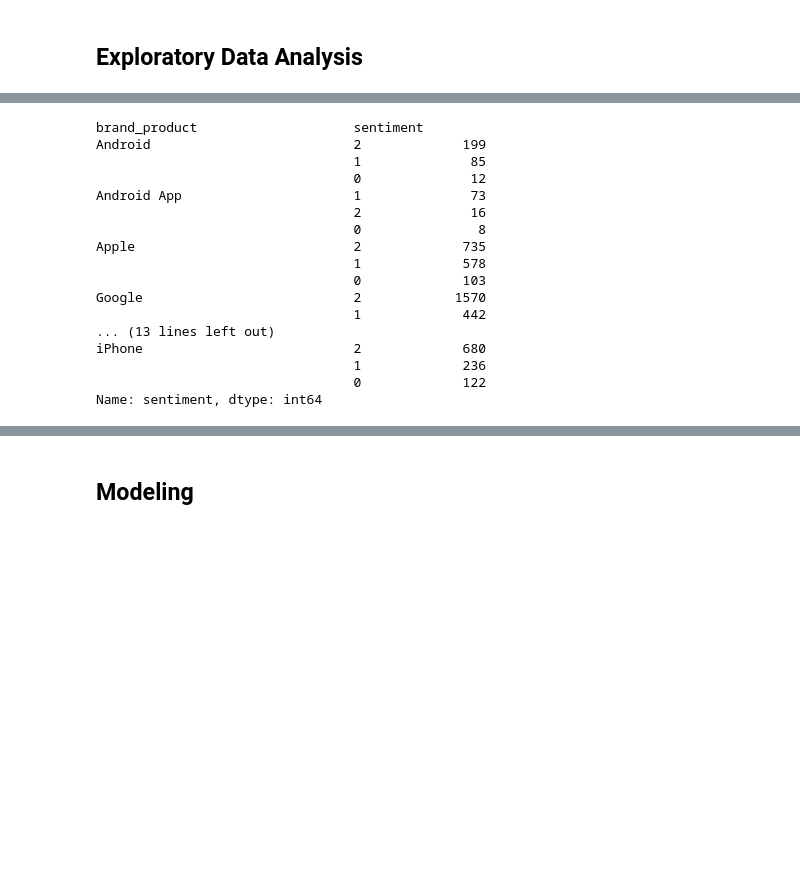
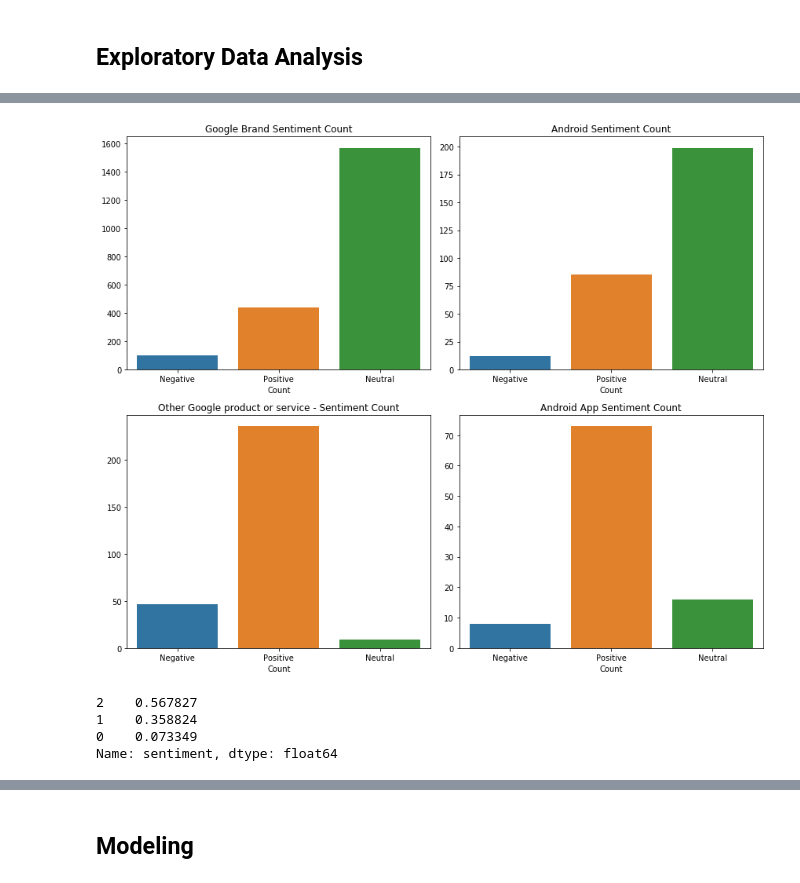
Before and after one commit to jeremy-lee93/nlp-brand-sentiment-analysis, a Jupyter notebook: EDA_and_modeling.ipynb, the cells around one changed output, grey strips where cells are left out. Cells and saved outputs as stored; diff of their text form; code cells hidden in the pictures; blank space fills up the shorter version.

```diff
--- a/EDA_and_modeling.ipynb
+++ b/EDA_and_modeling.ipynb
@@ -496,20 +552,49 @@ df_branded.head()
+# %%
+fig, ((ax1, ax2), (ax3, ax4)) = plt.subplots(2, 2, figsize=(12,10))
+
+sns.barplot(x=df_branded.loc[df_branded.brand_product == 'Google']['sentiment'].value_counts().index,
+            y=df_branded.loc[df_branded.brand_product == 'Google']['sentiment'].value_counts().values,
+            data=df_branded.loc[df_branded.brand_product == 'Google'],
+            ax=ax1)
+ax1.set_xticklabels(['Negative', 'Positive', 'Neutral'])
+ax1.set_xlabel('Sentiment')
+ax1.set_xlabel('Count')
+ax1.set_title('Google Brand Sentiment Count')
+
+sns.barplot(x=df_branded.loc[df_branded.brand_product == 'Android']['sentiment'].value_counts().index,
+            y=df_branded.loc[df_branded.brand_product == 'Android']['sentiment'].value_counts().values,
+            data=df_branded.loc[df_branded.brand_product == 'Android'],
+            ax=ax2)
+ax2.set_xticklabels(['Negative', 'Positive', 'Neutral'])
+ax2.set_xlabel('Sentiment')
+ax2.set_xlabel('Count')
+ax2.set_title('Android Sentiment Count')
+
+sns.barplot(x=df_branded.loc[df_branded.brand_product == 'Other Google product or service']['sentiment'].value_counts().index,
+            y=df_branded.loc[df_branded.brand_product == 'Other Google product or service']['sentiment'].value_counts().values,
+            data=df_branded.loc[df_branded.brand_product == 'Other Google product or service'],
+            ax=ax3)
+ax3.set_xticklabels(['Negative', 'Positive', 'Neutral'])
+ax3.set_xlabel('Sentiment')
+ax3.set_xlabel('Count')
+ax3.set_title('Other Google product or service - Sentiment Count')
+
+sns.barplot(x=df_branded.loc[df_branded.brand_product == 'Android App']['sentiment'].value_counts().index,
+            y=df_branded.loc[df_branded.brand_product == 'Android App']['sentiment'].value_counts().values,
+            data=df_branded.loc[df_branded.brand_product == 'Android App'],
+            ax=ax4)
+ax4.set_xticklabels(['Negative', 'Positive', 'Neutral'])
+ax4.set_xlabel('Sentiment')
+ax4.set_xlabel('Count')
+ax4.set_title('Android App Sentiment Count')
+
+fig.tight_layout()
+# %% [output]
+[figure, added]
 # %%
-df_branded.groupby('brand_product')['sentiment'].value_counts()
+df_branded['sentiment'].value_counts(normalize=True)
 # %% [output]
-brand_product                    sentiment
-Android                          2             199
-                                 1              85
-                                 0              12
-Android App                      1              73
-                                 2              16
-                                 0               8
-Apple                            2             735
-                                 1             578
-                                 0             103
-Google                           2            1570
-                                 1             442
-... (13 lines left out)
-iPhone                           2             680
-                                 1             236
-                                 0             122
-Name: sentiment, dtype: int64
+2    0.567827
+1    0.358824
+0    0.073349
+Name: sentiment, dtype: float64
```
Also changed, not shown: parts of 14 cells of this notebook.
